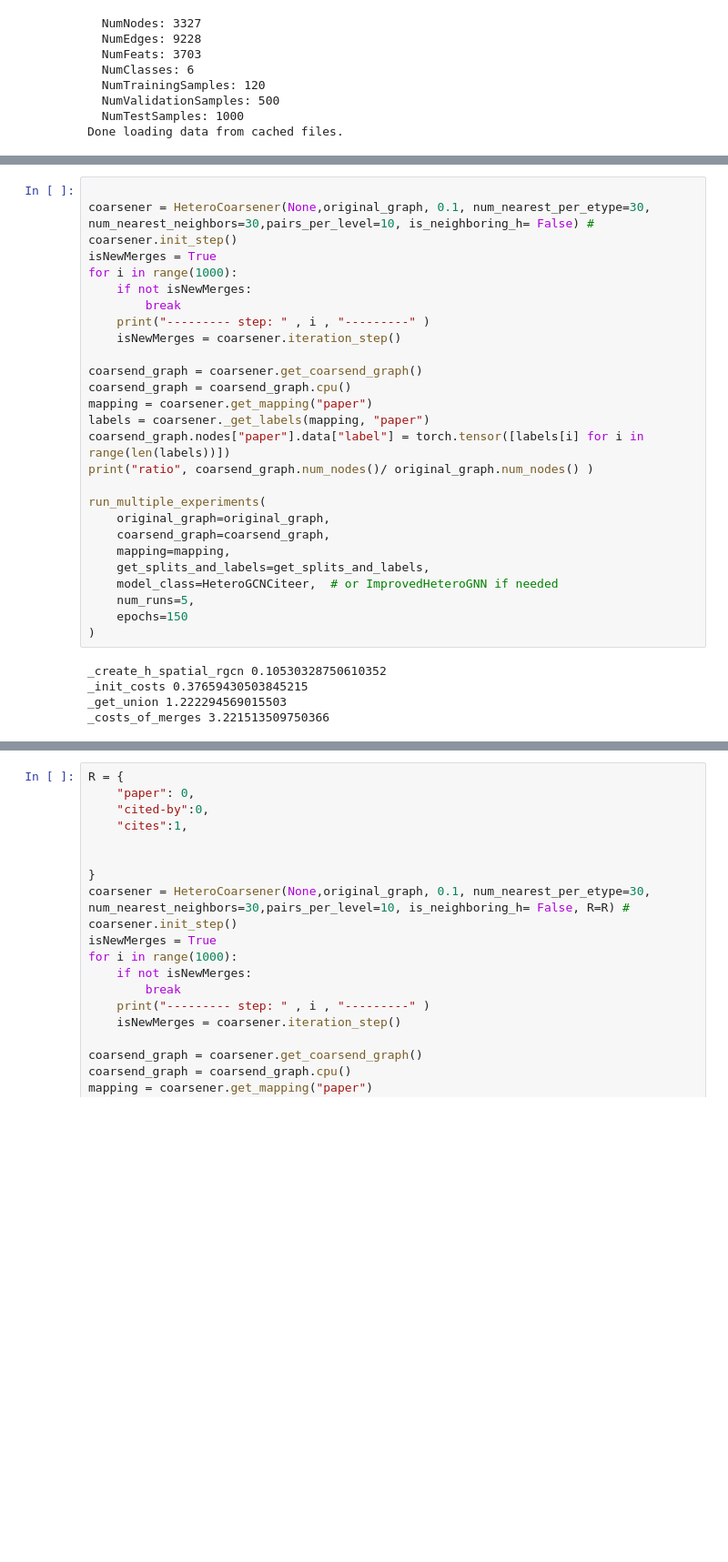
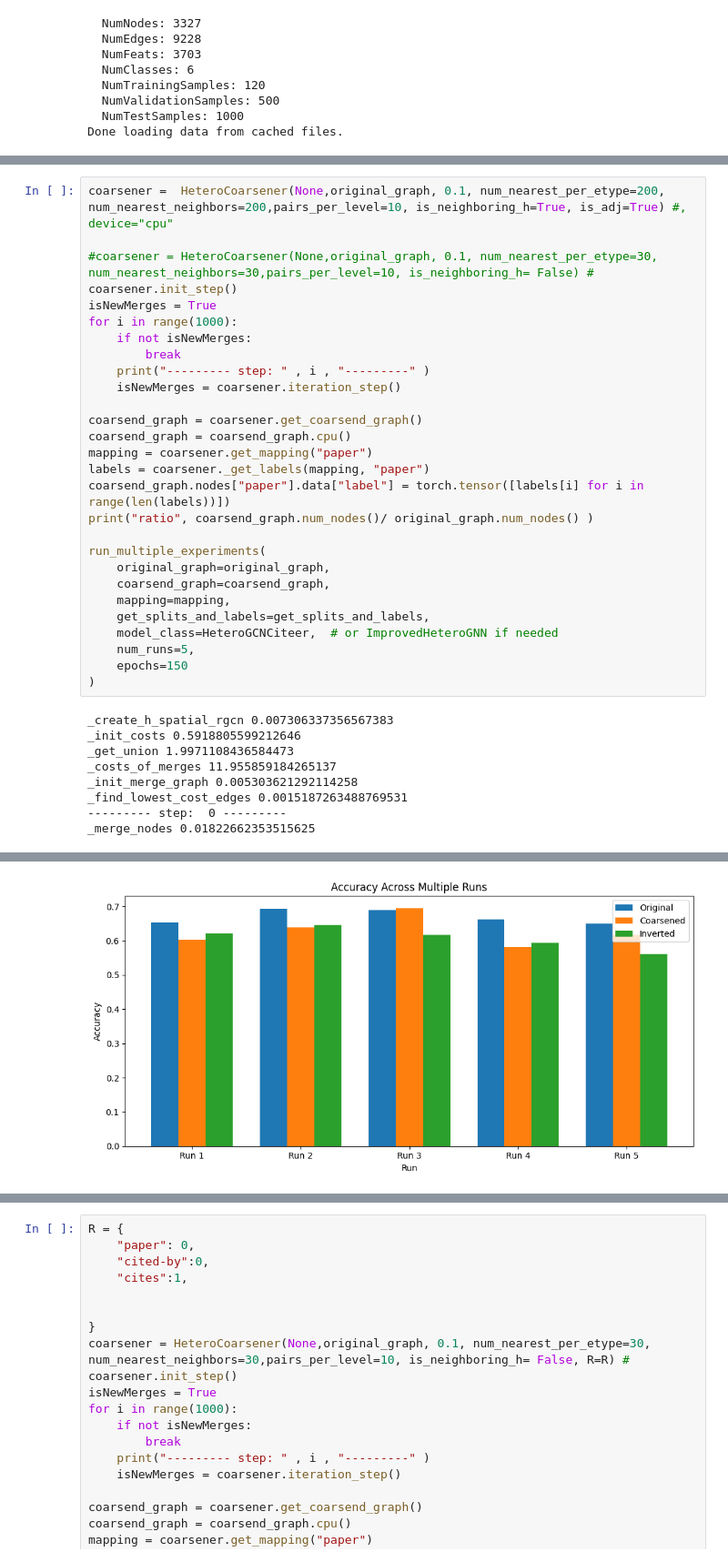
Before and after one commit to Robino-CK/convolution-matching, a Jupyter notebook: test_citeer_acc_mult.ipynb, the cells around one changed output, grey strips where cells are left out. Shown at 91% size. Cells and saved outputs as stored; diff of their text form; blank space fills up the shorter version.

```diff
--- a/test_citeer_acc_mult.ipynb
+++ b/test_citeer_acc_mult.ipynb
@@ -198,8 +200,9 @@ def run_multiple_experiments(original_graph, coarsend_graph, mapping, get_splits
     plt.tight_layout()
     plt.show()
 # %%
+coarsener =  HeteroCoarsener(None,original_graph, 0.1, num_nearest_per_etype=200, num_nearest_neighbors=200,pairs_per_level=10, is_neighboring_h=True, is_adj=True) #, device="cpu"
 
-coarsener = HeteroCoarsener(None,original_graph, 0.1, num_nearest_per_etype=30, num_nearest_neighbors=30,pairs_per_level=10, is_neighboring_h= False) #
+#coarsener = HeteroCoarsener(None,original_graph, 0.1, num_nearest_per_etype=30, num_nearest_neighbors=30,pairs_per_level=10, is_neighboring_h= False) #
 coarsener.init_step()
 isNewMerges = True
 for i in range(1000):
@@ -225,7 +228,11 @@ run_multiple_experiments(
     epochs=150
 )
 # %% [output]
-_create_h_spatial_rgcn 0.10530328750610352
-_init_costs 0.37659430503845215
-_get_union 1.222294569015503
-_costs_of_merges 3.221513509750366
+_create_h_spatial_rgcn 0.007306337356567383
+_init_costs 0.5918805599212646
+_get_union 1.9971108436584473
+_costs_of_merges 11.955859184265137
+_init_merge_graph 0.005303621292114258
+_find_lowest_cost_edges 0.0015187263488769531
+--------- step:  0 ---------
+_merge_nodes 0.01822662353515625
@@ -233,2 +256,3 @@ RuntimeError: Please look up dimensions by name, got: name = None.
+[figure, added]
 # %%
 
```
Also changed, not shown: parts of 4 cells of this notebook, 5 other files.
